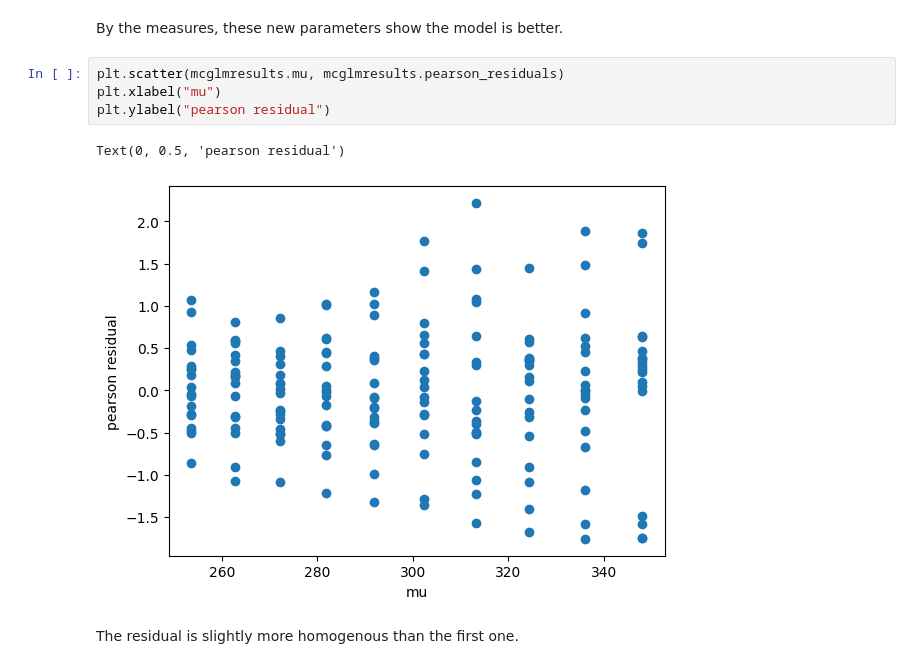
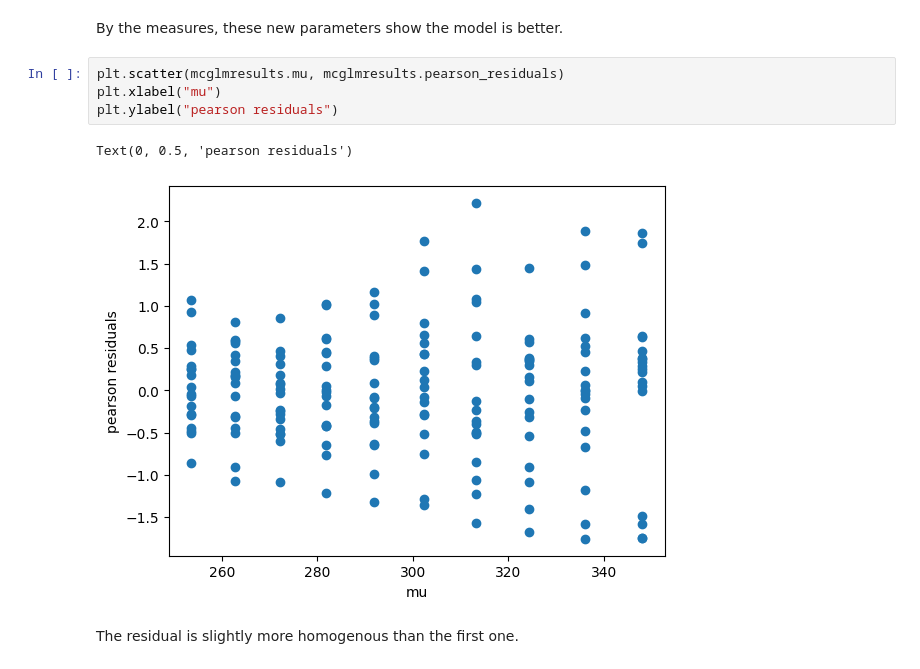
Before and after one commit to jeancmaia/mcglm, a Jupyter notebook: nbks/qualification_examples.ipynb, the cells around one changed output. Cells and saved outputs as stored; diff of their text form.

```diff
--- a/nbks/qualification_examples.ipynb
+++ b/nbks/qualification_examples.ipynb
@@ -181,10 +180,10 @@ By the measures, these new parameters show the model is better.
 # %%
 plt.scatter(mcglmresults.mu, mcglmresults.pearson_residuals)
 plt.xlabel("mu")
-plt.ylabel("pearson residual")
+plt.ylabel("pearson residuals")
 # %% [output]
-Text(0, 0.5, 'pearson residual')
+Text(0, 0.5, 'pearson residuals')
-[figure, old version]
+[figure, new version]
 # %% [markdown]
 The residual is slightly more homogenous than the first one.
 # %% [markdown]
```
Also changed, not shown: parts of 6 cells of this notebook.
